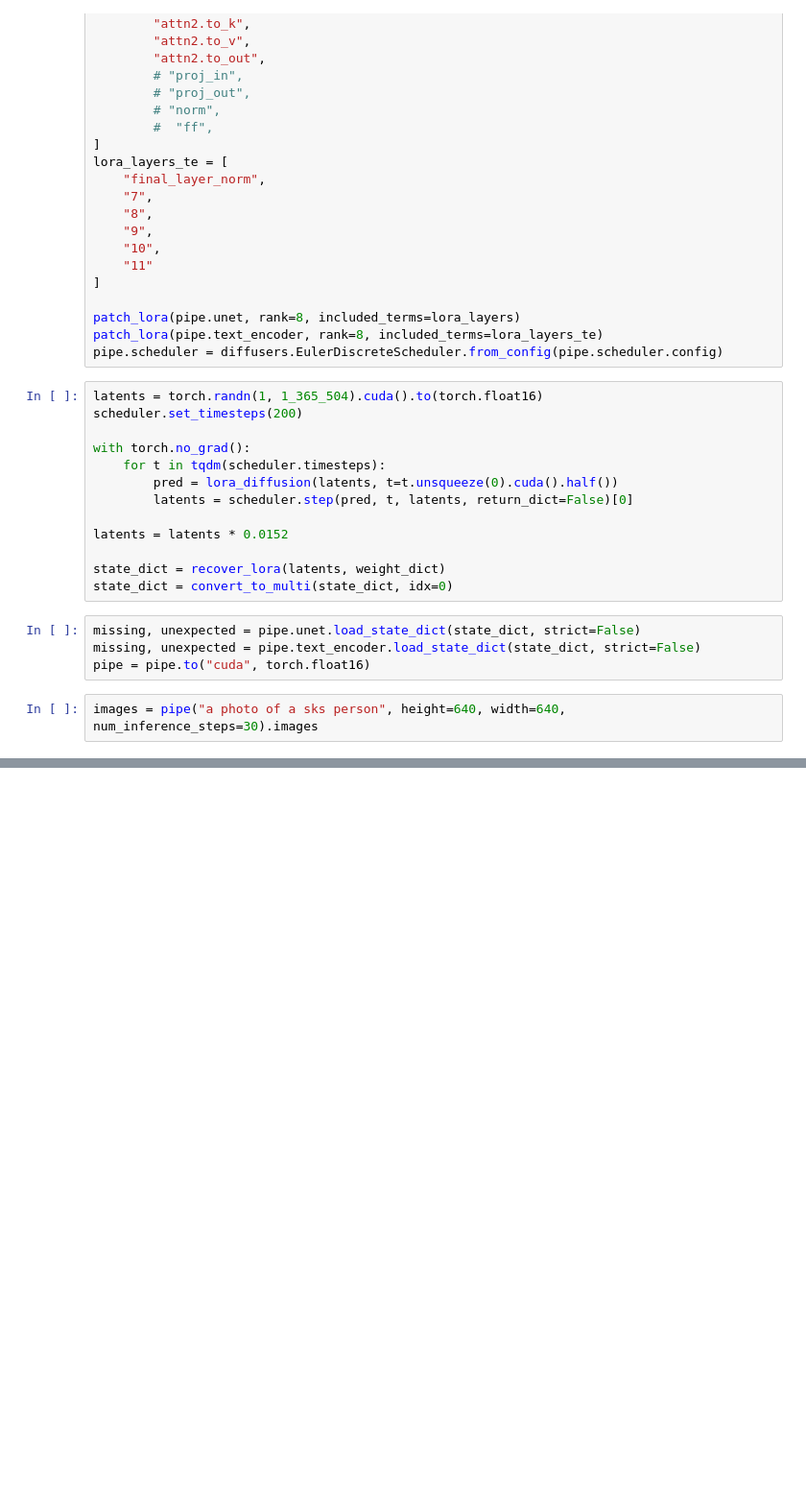
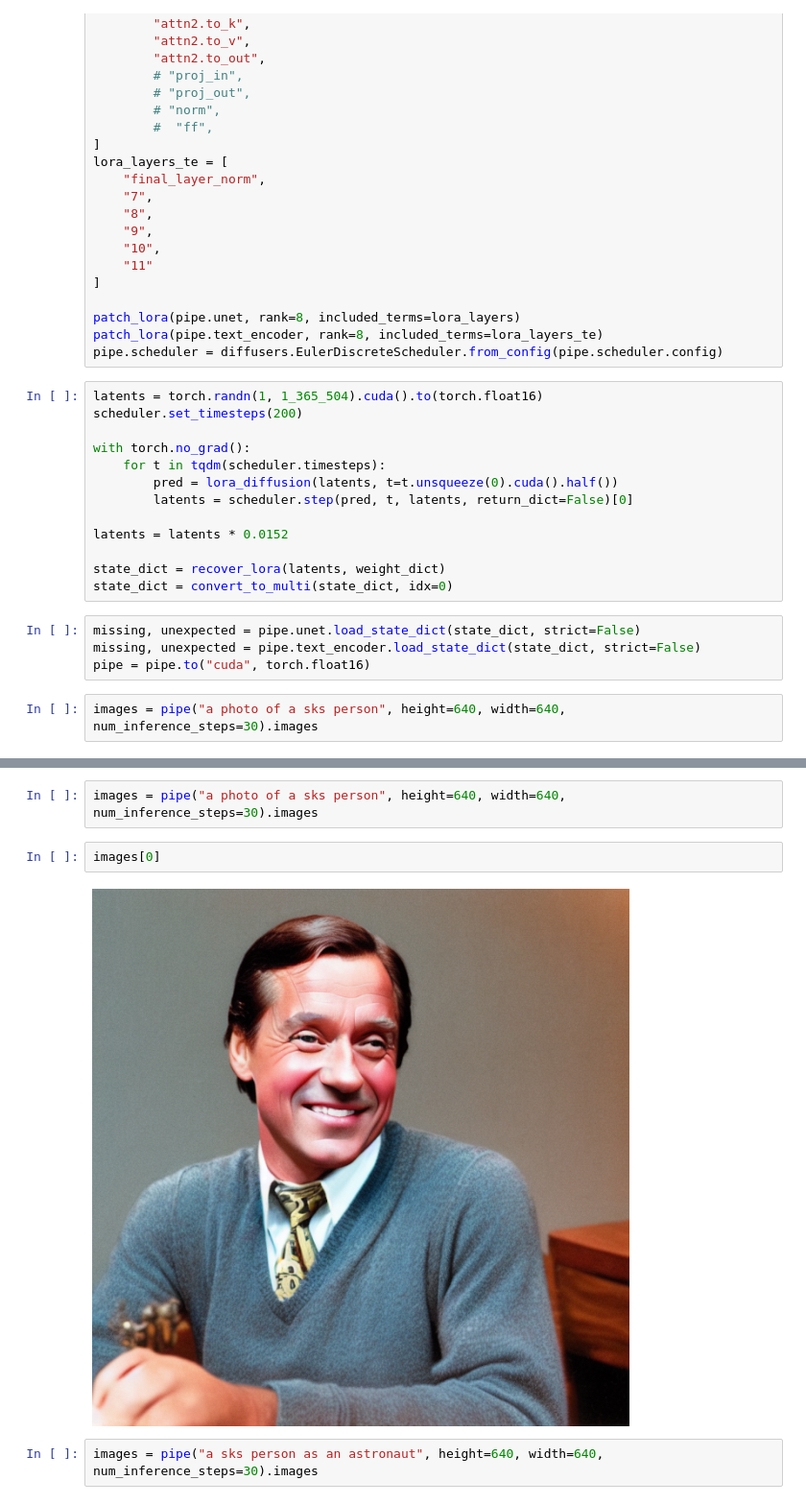
Before and after one commit to ethansmith2000/AutoLoRADiscovery, a Jupyter notebook: diffusion_lora_inf.ipynb, the cells around one changed output, grey strips where cells are left out. Shown at 96% size. Saved outputs shown, nothing was run; the diff lists cells and outputs as text; blank space fills up the shorter version.

```diff
--- a/diffusion_lora_inf.ipynb
+++ b/diffusion_lora_inf.ipynb
@@ -84,0 +85,8 @@ images[0]
+# %%
+images = pipe("a photo of a sks person", height=640, width=640, num_inference_steps=30).images
+# %%
+images[0]
+# %% [output]
+[figure, added]
+# %%
+images = pipe("a sks person as an astronaut", height=640, width=640, num_inference_steps=30).images
```
Also changed, not shown: parts of 5 cells of this notebook, 3 other files.
